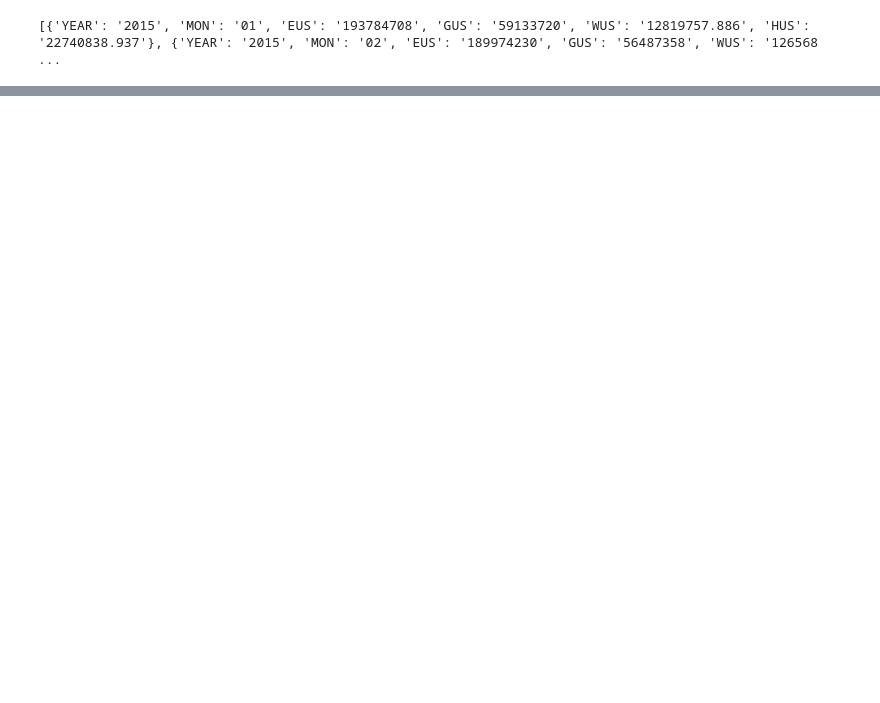
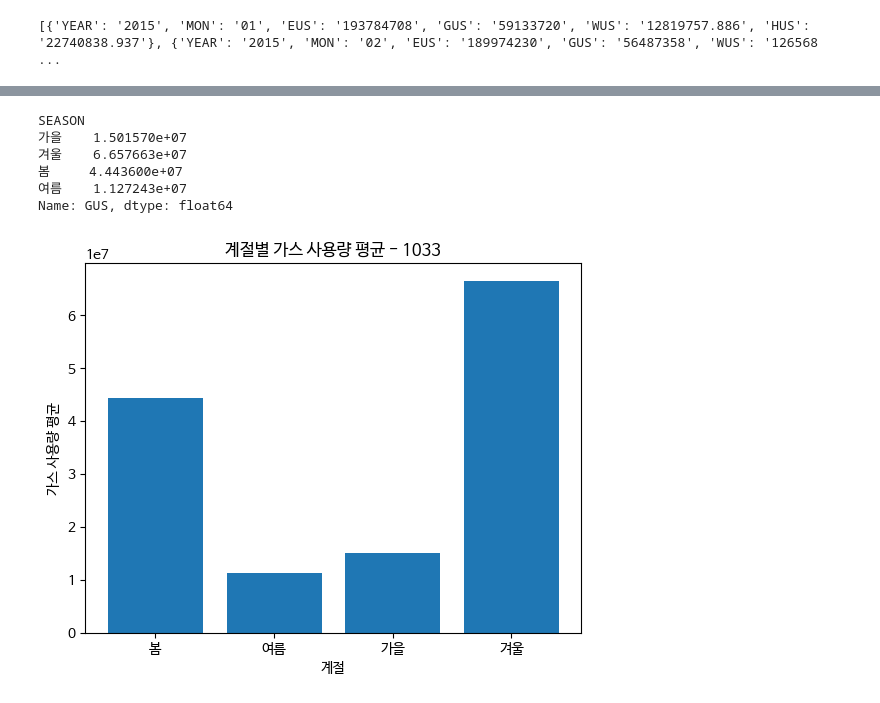
Before and after one commit to kamg2218/Data-Analysis-with-Open-Source, a Jupyter notebook: 오픈소스기반데이터분석_중간과제물.ipynb, the cells around one changed output, grey strips where cells are left out. Saved outputs shown, nothing was run; the diff lists cells and outputs as text; code cells hidden in the pictures; blank space fills up the shorter version.

```diff
--- a/오픈소스기반데이터분석_중간과제물.ipynb
+++ b/오픈소스기반데이터분석_중간과제물.ipynb
@@ -45,0 +149,41 @@ with open('result.txt', 'w') as file:
+# %%
+import matplotlib.pyplot as plt
+plt.rc('font', family='NanumBarunGothic')
+
+import pandas as pd
+df = pd.DataFrame(arranged_rows)
+
+for col in ["EUS", "GUS", "WUS", "HUS"]:
+    df[col] = pd.to_numeric(df[col])
+
+def get_season(m):
+    if m >= 3 and m <= 5: return "봄"
+    elif m >= 6 and m <= 8: return "여름"
+    elif m >= 9 and m <= 11: return "가을"
+    else: return "겨울"
+
+df["SEASON"] = df["MON"].astype(int).apply(get_season)
+df = df[["YEAR", "MON", "SEASON", "EUS", "GUS", "WUS", "HUS"]]
+
+fig, ax = plt.subplots()
+
+x = ["봄", "여름", "가을", "겨울"]
+
+season_mean = df.groupby("SEASON")["GUS"].mean()
+print(season_mean)
+y = season_mean.reindex(x).values
+
+ax.bar(x, y)
+
+ax.set_title("계절별 가스 사용량 평균 - 1033")
+ax.set_xlabel("계절")
+ax.set_ylabel("가스 사용량 평균")
+plt.show()
+# %% [output]
+SEASON
+가을    1.501570e+07
+겨울    6.657663e+07
+봄     4.443600e+07
+여름    1.127243e+07
+Name: GUS, dtype: float64
+[figure, added]
```
Also changed, not shown: parts of 4 cells of this notebook.
